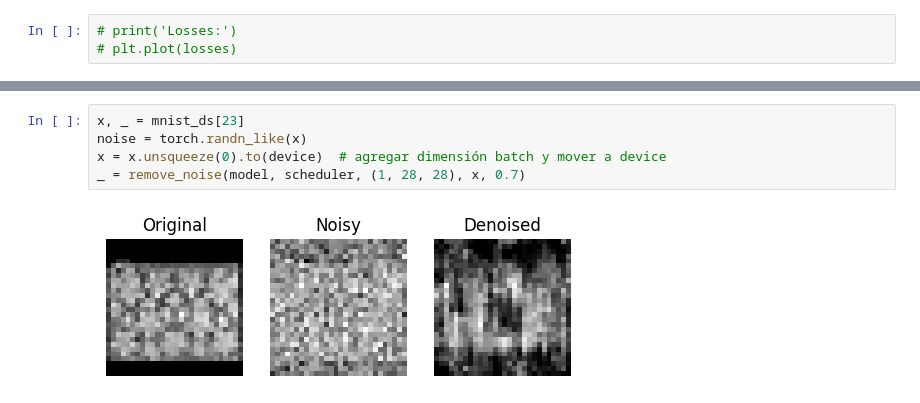
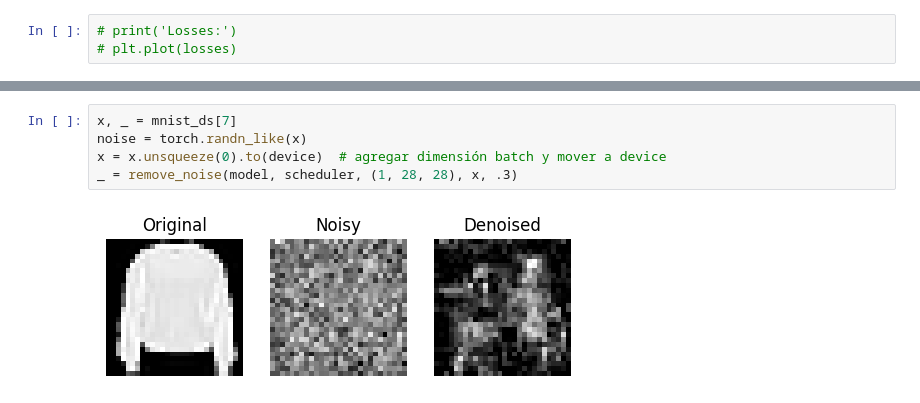
Before and after one commit to claramn/TFG-MUSICAL, a Jupyter notebook: notebooks/04_MINST_Diffusion.ipynb, the cells around one changed output, grey strips where cells are left out. Drawn from its saved outputs; the diff is of its cells as text.

```diff
--- a/notebooks/04_MINST_Diffusion.ipynb
+++ b/notebooks/04_MINST_Diffusion.ipynb
@@ -291,9 +310,9 @@ NameError: name 'scheduler' is not defined
 # %%
-x, _ = mnist_ds[23]
+x, _ = mnist_ds[7]
 noise = torch.randn_like(x)
 x = x.unsqueeze(0).to(device)  # agregar dimensión batch y mover a device
-_ = remove_noise(model, scheduler, (1, 28, 28), x, 0.7)
+_ = remove_noise(model, scheduler, (1, 28, 28), x, .3)
 # %% [output]
-[figure, old version]
+[figure, new version]
 # %% [markdown]
 <!-- Problemas: a veces sale muy poco loss y es porque sale todo en negro :/ -->
```
Also changed, not shown: parts of 2 cells of this notebook, 1 other file.
